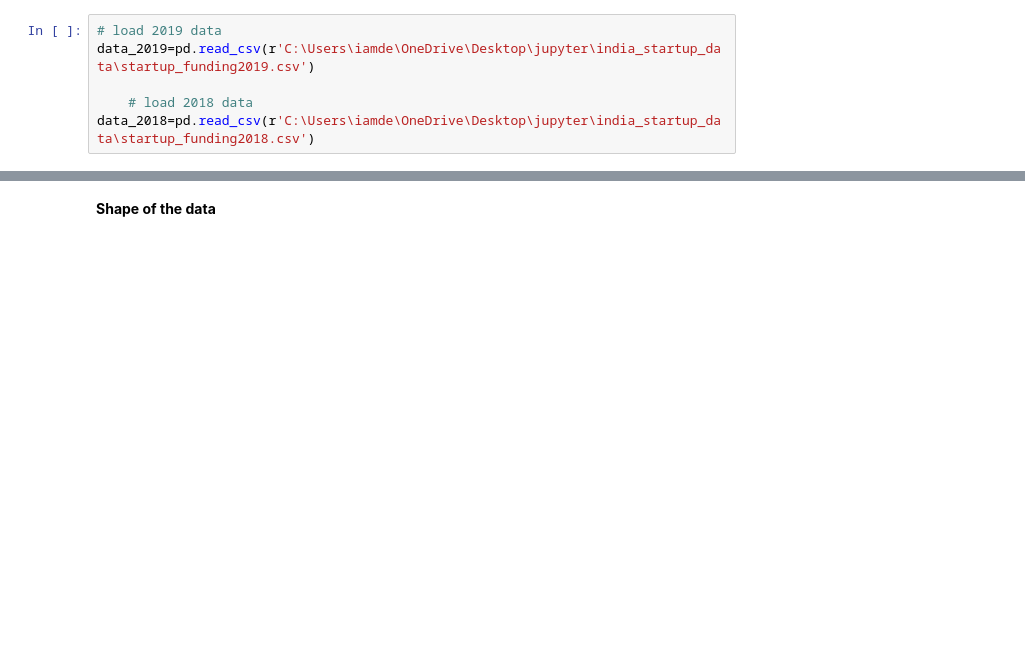
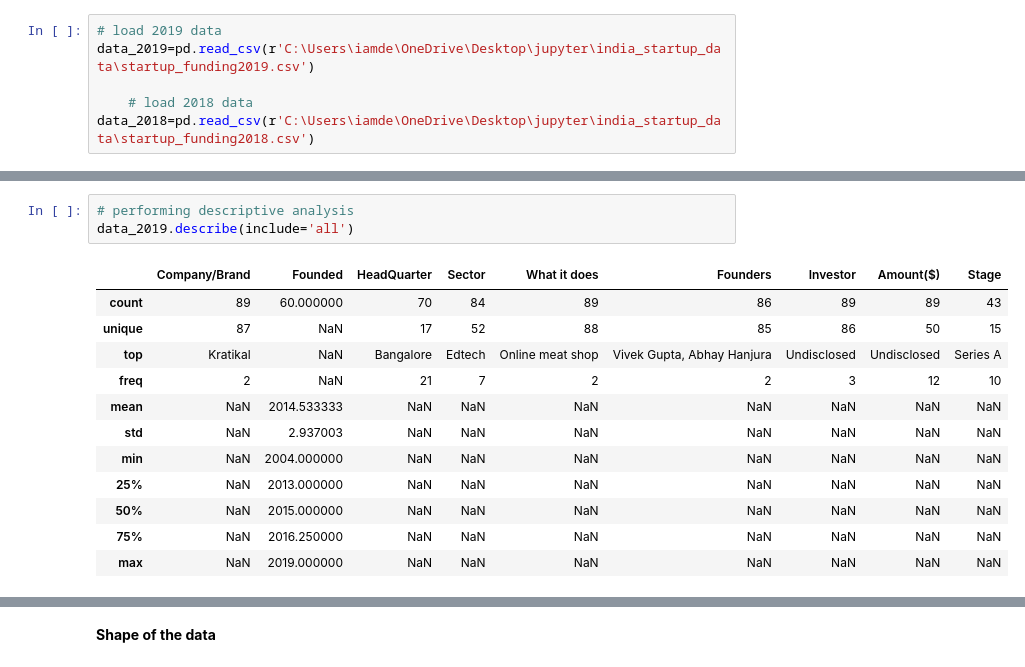
Before and after one commit to MurithiDenisGitobu/EDA-Indian-Startup-Funding, a Jupyter notebook: LP1_Project.ipynb.ipynb, the cells around one changed output, grey strips where cells are left out. Drawn from its saved outputs; the diff is of its cells as text; blank space fills up the shorter version.

```diff
--- a/LP1_Project.ipynb.ipynb
+++ b/LP1_Project.ipynb.ipynb
@@ -107,0 +212,16 @@ data_2019.sample(5)
+# %%
+# performing descriptive analysis
+data_2019.describe(include='all')
+# %% [output]
+|  | Company/Brand | Founded | HeadQuarter | Sector | What it does | Founders | Investor | Amount($) | Stage |
+| count | 89 | 60.000000 | 70 | 84 | 89 | 86 | 89 | 89 | 43 |
+| unique | 87 | NaN | 17 | 52 | 88 | 85 | 86 | 50 | 15 |
+| top | Kratikal | NaN | Bangalore | Edtech | Online meat shop | Vivek Gupta, Abhay Hanjura | Undisclosed | Undisclosed | Series A |
+| freq | 2 | NaN | 21 | 7 | 2 | 2 | 3 | 12 | 10 |
+| mean | NaN | 2014.533333 | NaN | NaN | NaN | NaN | NaN | NaN | NaN |
+| std | NaN | 2.937003 | NaN | NaN | NaN | NaN | NaN | NaN | NaN |
+| min | NaN | 2004.000000 | NaN | NaN | NaN | NaN | NaN | NaN | NaN |
+| 25% | NaN | 2013.000000 | NaN | NaN | NaN | NaN | NaN | NaN | NaN |
+| 50% | NaN | 2015.000000 | NaN | NaN | NaN | NaN | NaN | NaN | NaN |
+| 75% | NaN | 2016.250000 | NaN | NaN | NaN | NaN | NaN | NaN | NaN |
+| max | NaN | 2019.000000 | NaN | NaN | NaN | NaN | NaN | NaN | NaN |
```
Also changed, not shown: parts of 59 cells of this notebook.
